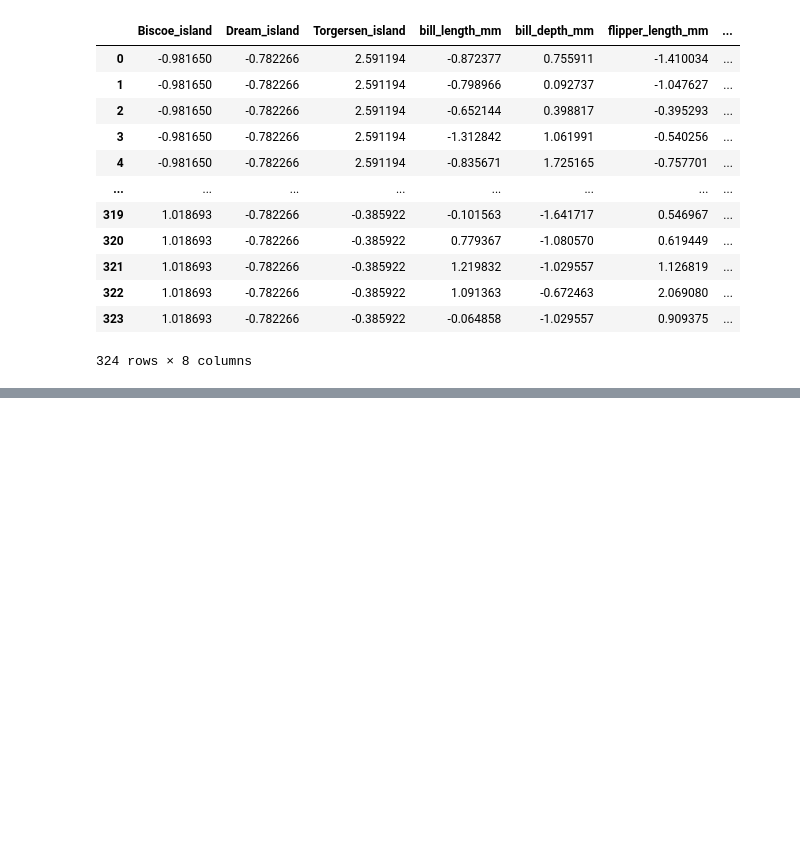
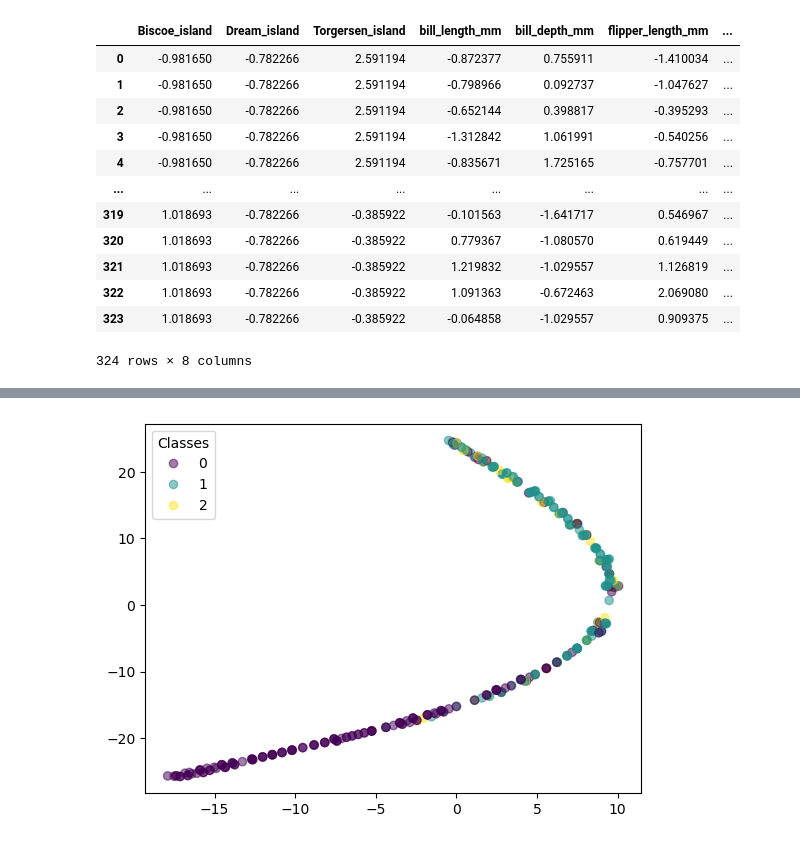
Before and after one commit to slmsshk/Data_Science-_Dummy, a Jupyter notebook: Penguins.ipynb, the cells around one changed output, grey strips where cells are left out. Drawn from its saved outputs; the diff is of its cells as text; code cells hidden in the pictures; blank space fills up the shorter version.

```diff
--- a/Penguins.ipynb
+++ b/Penguins.ipynb
@@ -201,0 +315,8 @@ from sklearn.model_selection import train_test_split
+# %%
+
+scatter=plt.scatter(x.iloc[:,0],x.iloc[:,1],c=le.fit_transform(data.island),alpha=0.5)
+plt.legend(*scatter.legend_elements(),
+                    loc="upper left", title="Classes")
+plt.show()
+# %% [output]
+[figure, added]
```
Also changed, not shown: parts of 23 cells of this notebook, 4 other files.
